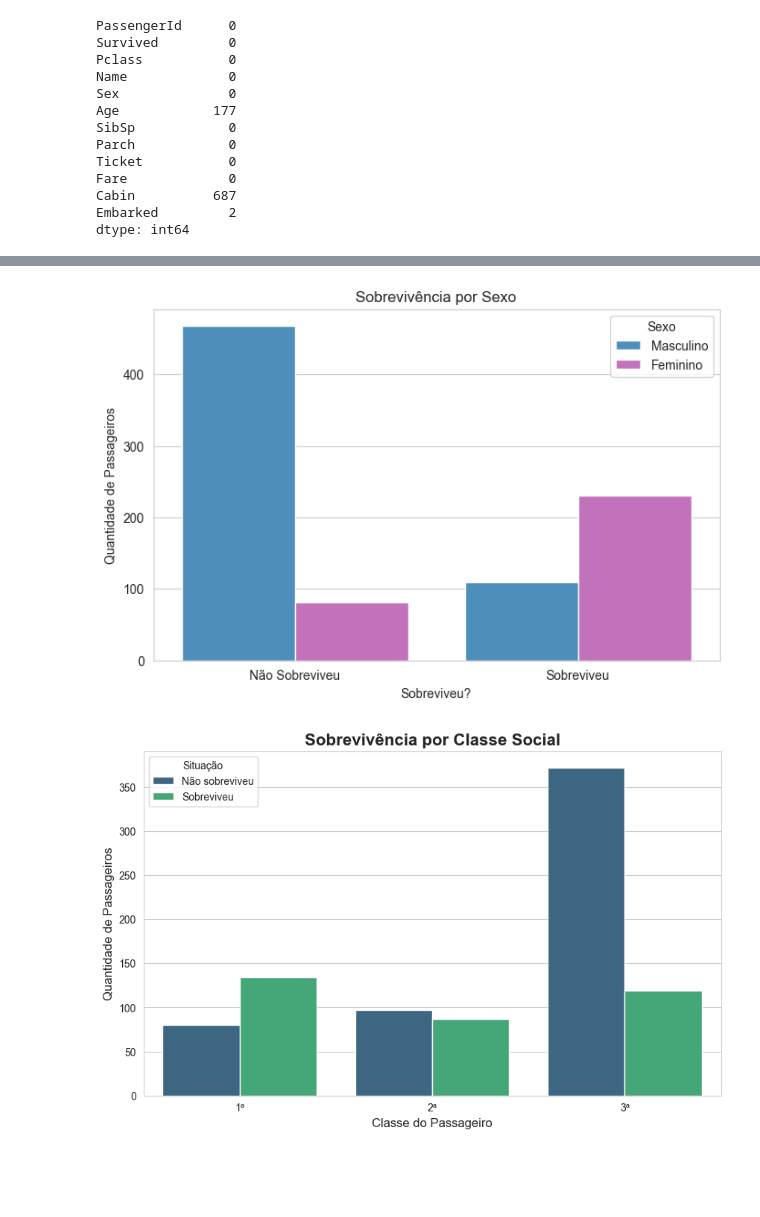
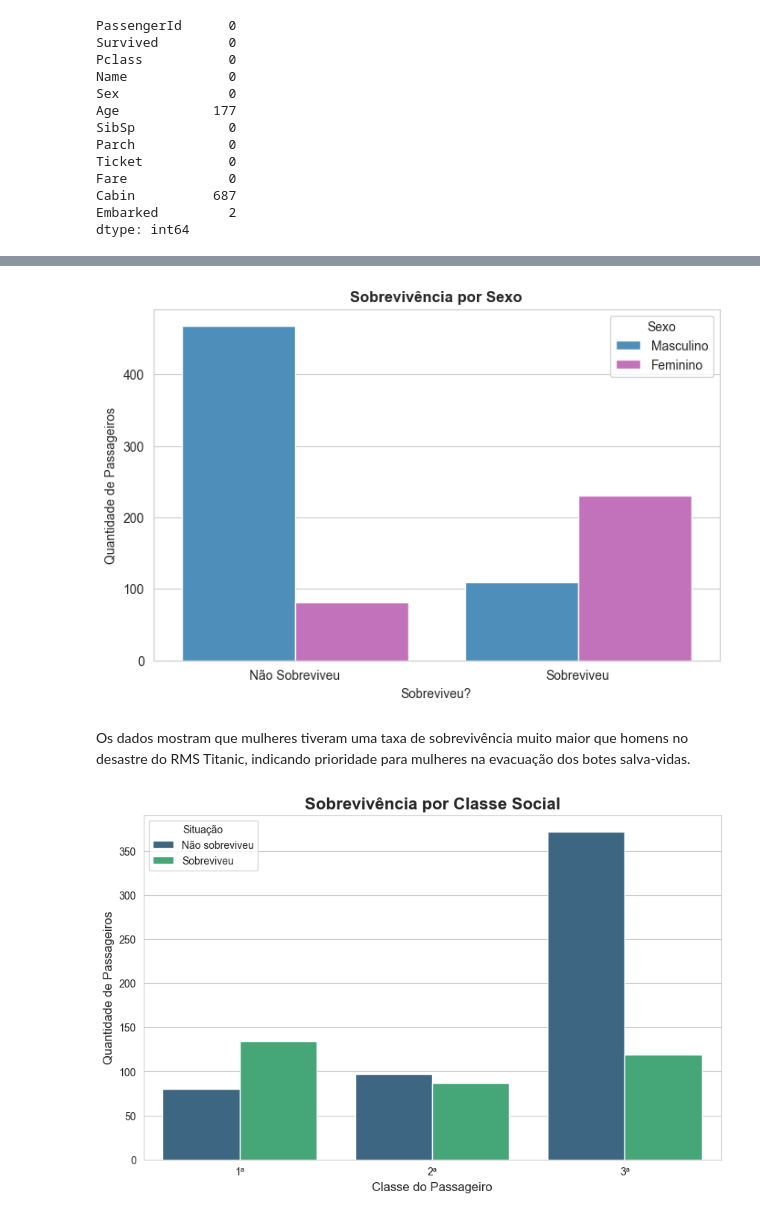
Before and after one commit to gabrielgodoiii/titanic-ml, a Jupyter notebook: titanic_analysis.ipynb, the cells around one changed output, grey strips where cells are left out. Cells and saved outputs as stored; diff of their text form; code cells hidden in the pictures; blank space fills up the shorter version.

```diff
--- a/titanic_analysis.ipynb
+++ b/titanic_analysis.ipynb
@@ -99,31 +112,37 @@ plt.show()
 # %%
+#Sobrevivência por Sexo
 #Tamanho do gráfico
 plt.figure(figsize=(8,5))
 sns.set_style('whitegrid')
 #Criando o gráfico
 sns.countplot(
     x='Survived',
     hue='Sex',
     data=df,
     palette=["#3c92cc", "#cf63c6"]
 )
 #Título do gráfico
-plt.title('Sobrevivência por Sexo')
+plt.title(
+    'Sobrevivência por Sexo',
+    fontweight='bold'
+)
 plt.xlabel('Sobreviveu?')
 plt.ylabel('Quantidade de Passageiros')
 #Alterando ticks
 plt.xticks(
     ticks=[0,1],
     labels=['Não Sobreviveu', 'Sobreviveu']
 )
 #Alterando a legenda
 plt.legend(
     title='Sexo',
     labels=['Masculino', 'Feminino']
 )
 plt.show()
 # %% [output]
-[figure, old version]
+[figure, new version]
+# %% [markdown]
+Os dados mostram que mulheres tiveram uma taxa de sobrevivência muito maior que homens no desastre do RMS Titanic, indicando prioridade para mulheres na evacuação dos botes salva-vidas.
 # %%
 #A classe social influenciou quem sobreviveu no RMS Titanic?
 plt.figure(figsize=(10, 6))
```
Also changed, not shown: parts of 9 cells of this notebook.
